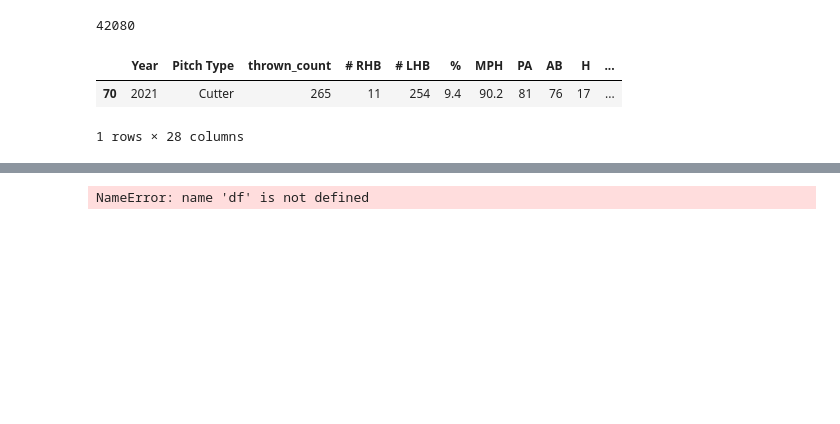
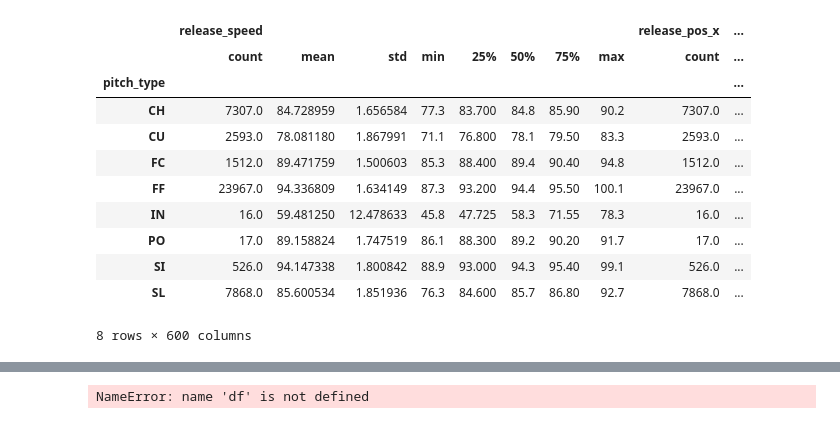
Before and after one commit to obverter/going-for-distance, a Jupyter notebook: He's Going for Distance.ipynb, the cells around one changed output, grey strips where cells are left out. Saved outputs shown, nothing was run; the diff lists cells and outputs as text; code cells hidden in the pictures; blank space fills up the shorter version.

Commit message:
Rebuild per BS data, begin repo writeup

```diff
--- a/He's Going for Distance.ipynb
+++ b/He's Going for Distance.ipynb
@@ -35 +50,11 @@ df = pd.read_csv('data/scherzer-pitch-history.csv')
+# %%
+# Data avenue 1:
+# https://baseballsavant.mlb.com/savant-player/max-scherzer-453286?stats=statcast-r-pitching-mlb#pitch_tracking
+
+# Data avenue 2:
+# https://baseballsavant.mlb.com/statcast_search?hfPT=&hfAB=&hfGT=R%7C&hfPR=&hfZ=&stadium=&hfBBL=&hfNewZones=&hfPull=&hfC=&hfSea=2022%7C2021%7C2020%7C2019%7C2018%7C2017%7C2016%7C2015%7C2014%7C2013%7C2012%7C2011%7C2010%7C2009%7C2008%7C&hfSit=&player_type=pitcher&hfOuts=&opponent=&pitcher_throws=&batter_stands=&hfSA=&game_date_gt=&game_date_lt=&hfMo=&team=&home_road=&hfRO=&position=&hfInfield=&hfOutfield=&hfInn=&hfBBT=&hfFlag=&pitchers_lookup%5B%5D=453286&metric_1=&group_by=name&min_pitches=0&min_results=0&min_pas=0&sort_col=pitches&player_event_sort=api_p_release_speed&sort_order=desc#results
+
+# Note about second link: For whatever reason, Savant isn't including 2008-9 in this data export. But the data does exist. So a separate search for 2008-9 and then a merge or a cut/paste into 2010-22 yields the final csv, which I've included in the repo.
+
+df = pd.read_csv('data/scherzer_pitches.csv')
 # %%
@@ -41,19 +80,19 @@ Index(['Year', 'Pitch Type', '#', '# RHB', '# LHB', '%', 'MPH', 'PA', 'AB',
       dtype='object')
-# %%
-df = df.rename(columns={
-    '#': 'thrown_count'
-})
-# %%
-df['thrown_count'] = df['thrown_count'].str.replace(",","")
-df['thrown_count'] = df['thrown_count'].astype(int)
-df = df.convert_dtypes()
-# %%
-df.thrown_count.sum()
-# %% [output]
-42080
-# %%
-df.sample()
-# %% [output]
-|  | Year | Pitch Type | thrown_count | # RHB | # LHB | % | MPH | PA | AB | H | ... |
-| 70 | 2021 | Cutter | 265 | 11 | 254 | 9.4 | 90.2 | 81 | 76 | 17 | ... |
-1 rows × 28 columns
+# %%
+# Converting the release speed from mph to m/s
+df['mps'] = df['release_speed'] * 0.44704
+# %%
+df.groupby(['pitch_type']).describe()
+# %% [output]
+|  | release_speed |  |  |  |  |  |  |  | release_pos_x | ... |
+|  | count | mean | std | min | 25% | 50% | 75% | max | count | ... |
+| pitch_type |  |  |  |  |  |  |  |  |  | ... |
+| CH | 7307.0 | 84.728959 | 1.656584 | 77.3 | 83.700 | 84.8 | 85.90 | 90.2 | 7307.0 | ... |
+| CU | 2593.0 | 78.081180 | 1.867991 | 71.1 | 76.800 | 78.1 | 79.50 | 83.3 | 2593.0 | ... |
+| FC | 1512.0 | 89.471759 | 1.500603 | 85.3 | 88.400 | 89.4 | 90.40 | 94.8 | 1512.0 | ... |
+| FF | 23967.0 | 94.336809 | 1.634149 | 87.3 | 93.200 | 94.4 | 95.50 | 100.1 | 23967.0 | ... |
+| IN | 16.0 | 59.481250 | 12.478633 | 45.8 | 47.725 | 58.3 | 71.55 | 78.3 | 16.0 | ... |
+| PO | 17.0 | 89.158824 | 1.747519 | 86.1 | 88.300 | 89.2 | 90.20 | 91.7 | 17.0 | ... |
+| SI | 526.0 | 94.147338 | 1.800842 | 88.9 | 93.000 | 94.3 | 95.40 | 99.1 | 526.0 | ... |
+| SL | 7868.0 | 85.600534 | 1.851936 | 76.3 | 84.600 | 85.7 | 86.80 | 92.7 | 7868.0 | ... |
+8 rows × 600 columns
```
Also changed, not shown: parts of 18 cells of this notebook, 2 other files.
